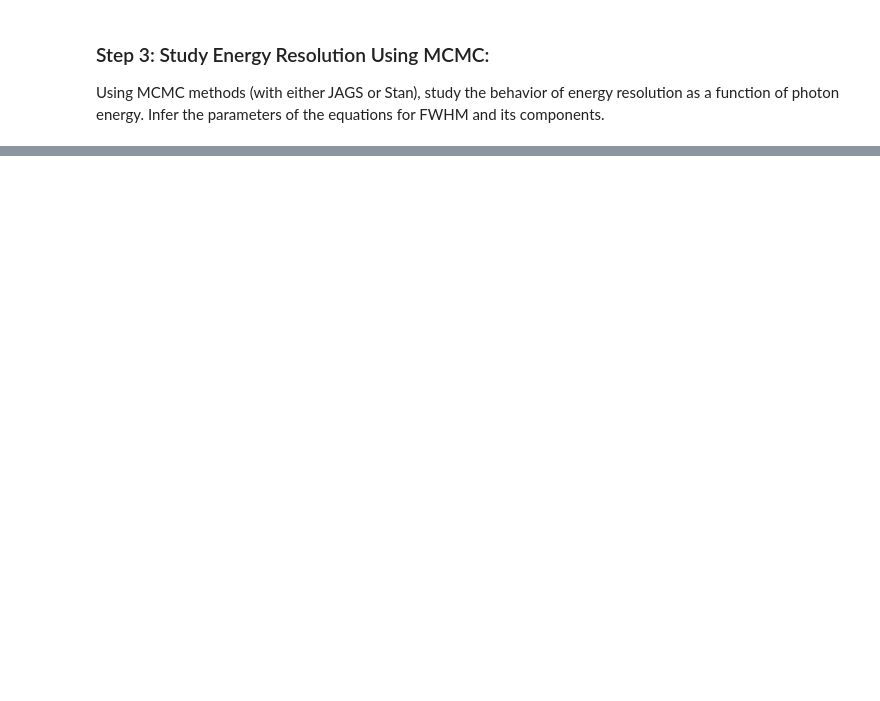
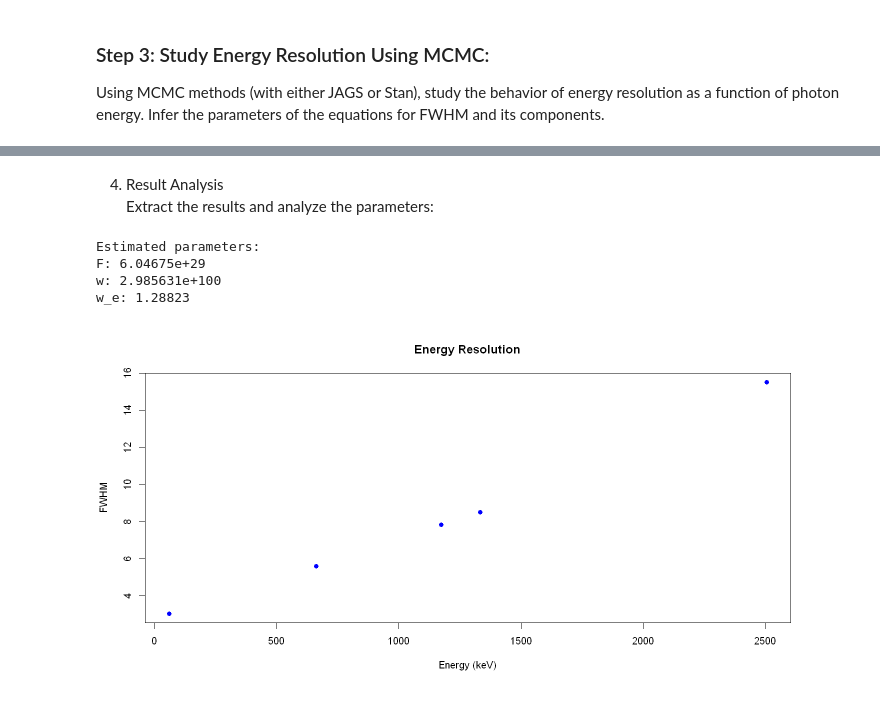
Before and after one commit to EugeniaBoccanera/R_project, a Jupyter notebook: Group_22.ipynb, the cells around one changed output, grey strips where cells are left out. Drawn from its saved outputs; the diff is of its cells as text; code cells hidden in the pictures; blank space fills up the shorter version.

Commit message:
Funzione per trovare FWHM non funziona

```diff
--- a/Group_22.ipynb
+++ b/Group_22.ipynb
@@ -570,0 +531,10 @@ Infer the parameters of the equations for FWHM and its components.
+# %%
+# Given energies corresponding to the detected peaks
+energies <- c(59.5409, 661.657, 1173.228, 1332.492, 2505.69)
+
+# Prepare data for Stan
+stan_data <- list(
+  N = length(energies),
+  E_gamma = energies,
+  FWHM = fwhm_values_AmCsCo
+)
@@ -570,0 +544,11 @@ Infer the parameters of the equations for FWHM and its components.
+# %%
+# Compile the model
+stan_model <- stan(model_code = stan_model_code,
+                   data = stan_data,
+                   iter = 2000,
+                   chains = 4,
+                   control = list(max_treedepth = 10))
+
+
+# Print the summary of the model
+print(stan_model)
@@ -570,0 +593,31 @@ Infer the parameters of the equations for FWHM and its components.
+# %% [markdown]
+4. Result Analysis
+Extract the results and analyze the parameters:
+# %%
+# Extract results
+results <- extract(stan_model)
+
+# Get the posterior estimates for the parameters
+F_est <- mean(results$F)
+w_est <- mean(results$w)
+w_e_est <- mean(results$w_e)
+
+# Print the estimated parameters
+cat("Estimated parameters:\n")
+cat("F:", F_est, "\n")
+cat("w:", w_est, "\n")
+cat("w_e:", w_e_est, "\n")
+
+# Plot the energy resolution function
+energy_range <- seq(min(energies), max(energies), length.out = 100)
+w_d <- 2 * sqrt(2 * log(2) * F_est * energy_range * w_est)
+predicted_fwhm <- sqrt(w_d^2 + w_e_est^2)
+
+plot(energies, fwhm_values_AmCsCo, pch = 19, col = "blue", xlab = "Energy (keV)", ylab = "FWHM", main = "Energy Resolution")
+lines(energy_range, predicted_fwhm, col = "red")
+# %% [output]
+Estimated parameters:
+F: 6.04675e+29
+w: 2.985631e+100
+w_e: 1.28823
+[figure, added]
```
Also changed, not shown: parts of 25 cells of this notebook.
